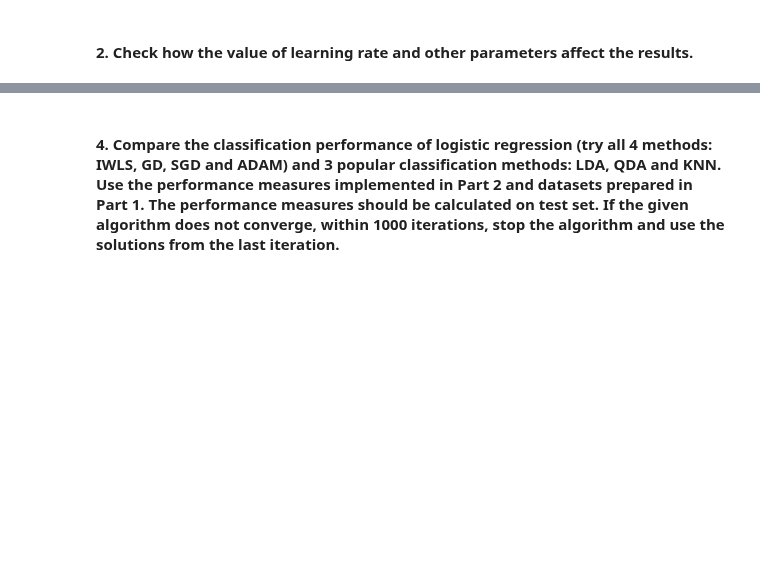
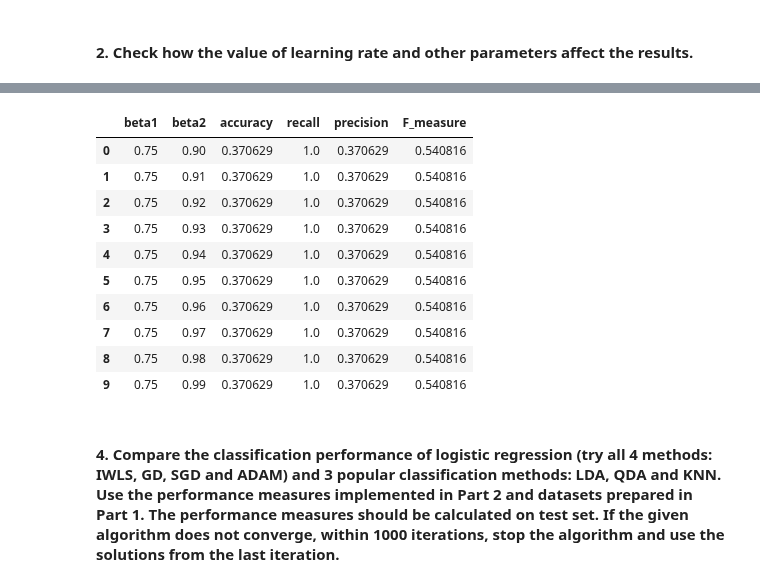
Before and after one commit to pawel99k/AML2022, a Jupyter notebook: Project1/Wdbc_experiments.ipynb, the cells around one changed output, grey strips where cells are left out. Saved outputs shown, nothing was run; the diff lists cells and outputs as text; code cells hidden in the pictures; blank space fills up the shorter version.

```diff
--- a/Project1/Wdbc_experiments.ipynb
+++ b/Project1/Wdbc_experiments.ipynb
@@ -159,2 +127,22 @@ res_test_betas.sort_values(by=['accuracy','F_measure','recall','precision'],asce
+# %%
+tested_betas_1=np.linspace(start=0.75,stop=.97,num=11)
+tested_betas_2=np.linspace(start=0.90,stop=0.99,num=10)
+
+res_test_betas=experiments.test_betas(X_train, y_train,
+                                      X_test,y_test,
+                                      tested_betas_1,tested_betas_2,lr=0)
+res_test_betas.sort_values(by=['accuracy','F_measure','recall','precision'],ascending=False).head(10)
+# %% [output]
+|  | beta1 | beta2 | accuracy | recall | precision | F_measure |
+| 0 | 0.75 | 0.90 | 0.370629 | 1.0 | 0.370629 | 0.540816 |
+| 1 | 0.75 | 0.91 | 0.370629 | 1.0 | 0.370629 | 0.540816 |
+| 2 | 0.75 | 0.92 | 0.370629 | 1.0 | 0.370629 | 0.540816 |
+| 3 | 0.75 | 0.93 | 0.370629 | 1.0 | 0.370629 | 0.540816 |
+| 4 | 0.75 | 0.94 | 0.370629 | 1.0 | 0.370629 | 0.540816 |
+| 5 | 0.75 | 0.95 | 0.370629 | 1.0 | 0.370629 | 0.540816 |
+| 6 | 0.75 | 0.96 | 0.370629 | 1.0 | 0.370629 | 0.540816 |
+| 7 | 0.75 | 0.97 | 0.370629 | 1.0 | 0.370629 | 0.540816 |
+| 8 | 0.75 | 0.98 | 0.370629 | 1.0 | 0.370629 | 0.540816 |
+| 9 | 0.75 | 0.99 | 0.370629 | 1.0 | 0.370629 | 0.540816 |
 # %% [markdown]
 #### 4. Compare the classification performance of logistic regression (try all 4 methods: IWLS, GD, SGD and ADAM) and 3 popular classification methods: LDA, QDA and KNN. Use the performance measures implemented in Part 2 and datasets prepared in Part 1. The performance measures should be calculated on test set. If the given algorithm does not converge, within 1000 iterations, stop the algorithm and use the solutions from the last iteration.
```
Also changed, not shown: parts of 16 cells of this notebook, 5 other files.
